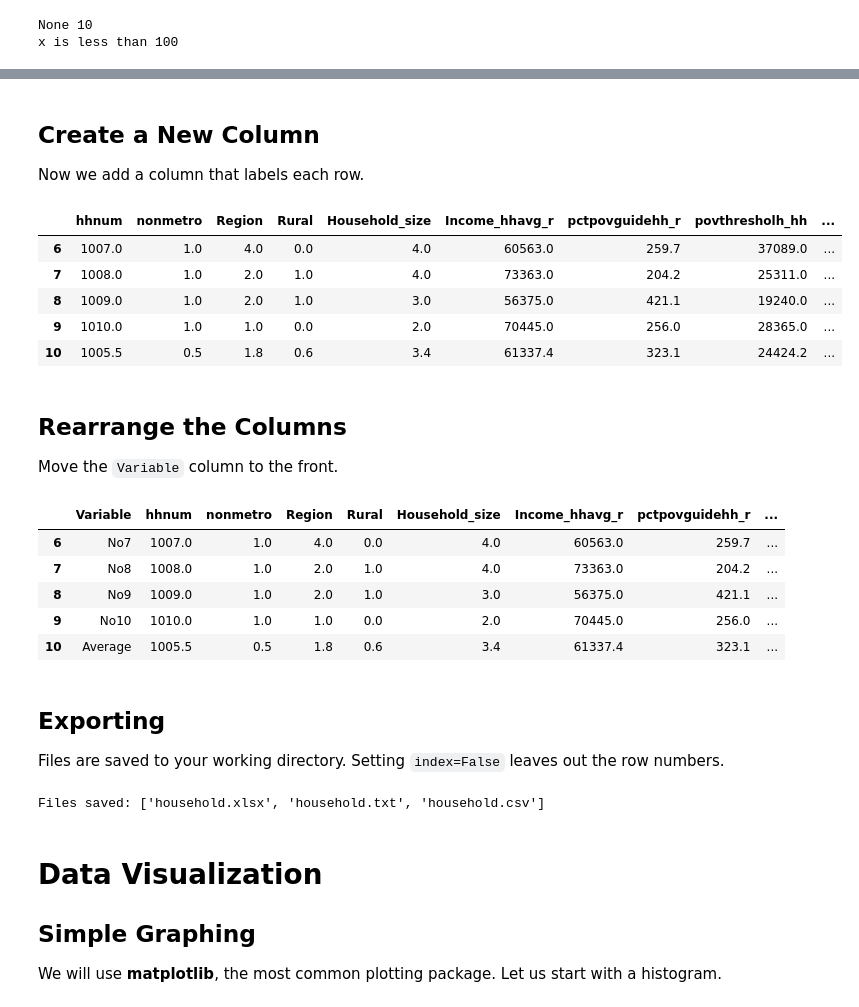
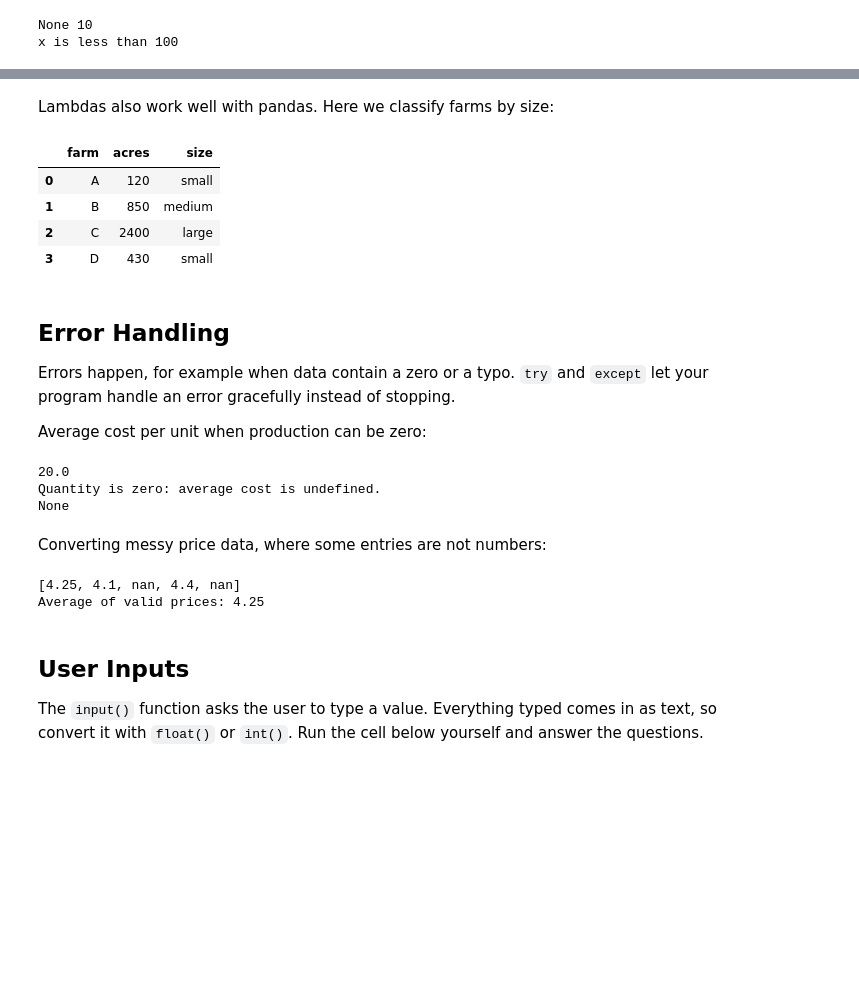
Before and after one commit to walteracp/walteracp.github.io, a Jupyter notebook: notebooks/Py_Notes_for_AGECON.ipynb, the cells around one changed output, grey strips where cells are left out. Drawn from its saved outputs; the diff is of its cells as text; code cells hidden in the pictures; blank space fills up the shorter version.

```diff
--- a/notebooks/Py_Notes_for_AGECON.ipynb
+++ b/notebooks/Py_Notes_for_AGECON.ipynb
@@ -797,43 +668,50 @@ household_with_avg.tail()
 # %% [markdown]
-## Create a New Column
-Now we add a column that labels each row.
+Lambdas also work well with pandas. Here we classify farms by size:
 # %%
-row_identifiers = [f"No{i}" for i in range(1, len(household) + 1)] + ["Average"]
-household_with_avg["Variable"] = row_identifiers
-household_with_avg.tail()
+farms_df = pd.DataFrame({"farm": ["A", "B", "C", "D"], "acres": [120, 850, 2400, 430]})
+farms_df["size"] = farms_df["acres"].apply(lambda a: "small" if a < 500 else ("medium" if a < 2000 else "large"))
+farms_df
 # %% [output]
-|  | hhnum | nonmetro | Region | Rural | Household_size | Income_hhavg_r | pctpovguidehh_r | povthresholh_hh | ... |
-| 6 | 1007.0 | 1.0 | 4.0 | 0.0 | 4.0 | 60563.0 | 259.7 | 37089.0 | ... |
-| 7 | 1008.0 | 1.0 | 2.0 | 1.0 | 4.0 | 73363.0 | 204.2 | 25311.0 | ... |
-| 8 | 1009.0 | 1.0 | 2.0 | 1.0 | 3.0 | 56375.0 | 421.1 | 19240.0 | ... |
-| 9 | 1010.0 | 1.0 | 1.0 | 0.0 | 2.0 | 70445.0 | 256.0 | 28365.0 | ... |
-| 10 | 1005.5 | 0.5 | 1.8 | 0.6 | 3.4 | 61337.4 | 323.1 | 24424.2 | ... |
+|  | farm | acres | size |
+| 0 | A | 120 | small |
+| 1 | B | 850 | medium |
+| 2 | C | 2400 | large |
+| 3 | D | 430 | small |
 # %% [markdown]
-## Rearrange the Columns
-Move the `Variable` column to the front.
+## Error Handling
+Errors happen, for example when data contain a zero or a typo. `try` and `except` let your program handle an error gracefully instead of stopping.
+
+Average cost per unit when production can be zero:
 # %%
-cols = ["Variable"] + [c for c in household_with_avg.columns if c != "Variable"]
-household_with_avg = household_with_avg[cols]
-household_with_avg.tail()
+def average_cost(total_cost, quantity):
+    try:
+        return total_cost / quantity
+    except ZeroDivisionError:
+        print("Quantity is zero: average cost is undefined.")
+        return None
+
+print(average_cost(5000, 250))
+print(average_cost(5000, 0))
 # %% [output]
-|  | Variable | hhnum | nonmetro | Region | Rural | Household_size | Income_hhavg_r | pctpovguidehh_r | ... |
-| 6 | No7 | 1007.0 | 1.0 | 4.0 | 0.0 | 4.0 | 60563.0 | 259.7 | ... |
-| 7 | No8 | 1008.0 | 1.0 | 2.0 | 1.0 | 4.0 | 73363.0 | 204.2 | ... |
-| 8 | No9 | 1009.0 | 1.0 | 2.0 | 1.0 | 3.0 | 56375.0 | 421.1 | ... |
-| 9 | No10 | 1010.0 | 1.0 | 1.0 | 0.0 | 2.0 | 70445.0 | 256.0 | ... |
-| 10 | Average | 1005.5 | 0.5 | 1.8 | 0.6 | 3.4 | 61337.4 | 323.1 | ... |
+20.0
+Quantity is zero: average cost is undefined.
+None
 # %% [markdown]
-## Exporting
-Files are saved to your working directory. Setting `index=False` leaves out the row numbers.
+Converting messy price data, where some entries are not numbers:
 # %%
-household.to_csv("household.csv", index=False)            # CSV file
-household.to_csv("household.txt", index=False, sep=" ")   # space-delimited text file
-household.to_excel("household.xlsx", index=False)         # Excel file (needs openpyxl)
-print("Files saved:", [f for f in os.listdir() if f.startswith("household")])
+raw_prices = ["4.25", "4.10", "n/a", "4.40", ""]
+clean = []
+for p in raw_prices:
+    try:
+        clean.append(float(p))
+    except ValueError:
+        clean.append(np.nan)   # mark it as missing instead of stopping
+print(clean)
+print("Average of valid prices:", round(np.nanmean(clean), 3))
 # %% [output]
-Files saved: ['household.xlsx', 'household.txt', 'household.csv']
+[4.25, 4.1, nan, 4.4, nan]
+Average of valid prices: 4.25
 # %% [markdown]
-# Data Visualization
-## Simple Graphing
-We will use **matplotlib**, the most common plotting package. Let us start with a histogram.
+## User Inputs
+The `input()` function asks the user to type a value. Everything typed comes in as text, so convert it with `float()` or `int()`. Run the cell below yourself and answer the questions.
 # %%
```
Also changed, not shown: parts of 199 cells of this notebook, 4 other files.
